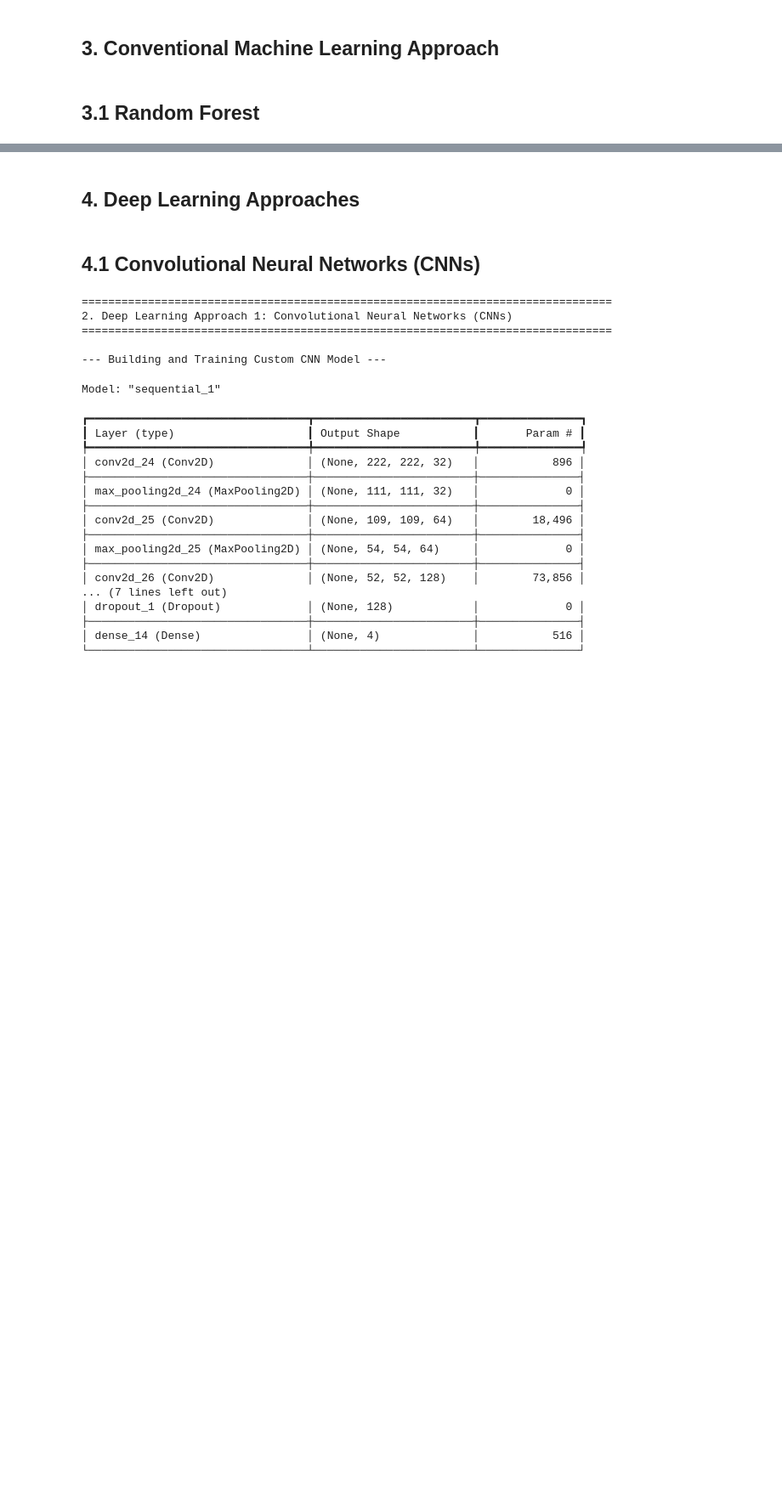
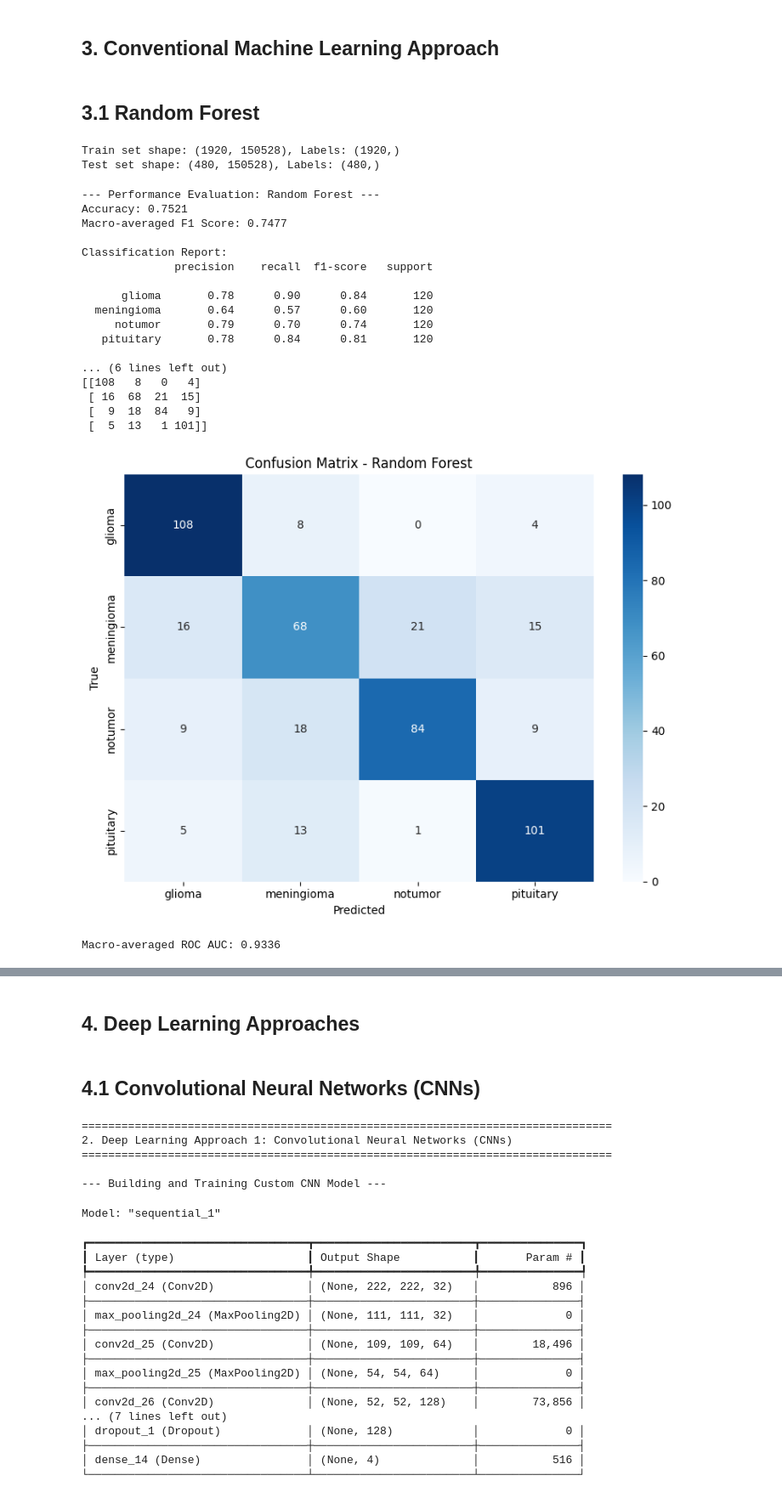
Before and after one commit to 2300914/CSC3109_ML, a Jupyter notebook: T16.ipynb, the cells around one changed output, grey strips where cells are left out. Shown at 85% size. Saved outputs shown, nothing was run; the diff lists cells and outputs as text; code cells hidden in the pictures; blank space fills up the shorter version.

```diff
--- a/T16.ipynb
+++ b/T16.ipynb
@@ -885,5 +818,59 @@ def evaluate_model(model_name, y_true, y_pred, y_prob=None):
 # %% [markdown]
 ## **3.1 Random Forest**
+# %%
+import numpy as np
+
+def extract_images_and_labels(dataset):
+    image_list = []
+    label_list = []
+
+    for images, labels in dataset.unbatch():
+        image_list.append(images.numpy().flatten())  # Flatten image (H*W*C)
+        label_list.append(tf.argmax(labels).numpy()) # Convert one-hot to class index
+
+    return np.array(image_list), np.array(label_list)
+
+# Extract from preprocessed train_ds and test_ds
+X_train, y_train = extract_images_and_labels(train_ds)
+X_test, y_test = extract_images_and_labels(test_ds)
+
+print(f"Train set shape: {X_train.shape}, Labels: {y_train.shape}")
+print(f"Test set shape: {X_test.shape}, Labels: {y_test.shape}")
+# %% [output]
+Train set shape: (1920, 150528), Labels: (1920,)
+Test set shape: (480, 150528), Labels: (480,)
+# %%
+from sklearn.ensemble import RandomForestClassifier
+
+# Initialize and train the model
+rf_model = RandomForestClassifier(n_estimators=100, random_state=42)
+rf_model.fit(X_train, y_train)
+
+# Predict on test data
+y_pred_rf = rf_model.predict(X_test)
+y_prob_rf = rf_model.predict_proba(X_test)
+# %%
+evaluate_model("Random Forest", y_test, y_pred_rf, y_prob_rf)
+# %% [output]
+--- Performance Evaluation: Random Forest ---
+Accuracy: 0.7521
+Macro-averaged F1 Score: 0.7477
+
+Classification Report:
+              precision    recall  f1-score   support
+
+      glioma       0.78      0.90      0.84       120
+  meningioma       0.64      0.57      0.60       120
+     notumor       0.79      0.70      0.74       120
+   pituitary       0.78      0.84      0.81       120
+
+... (6 lines left out)
+[[108   8   0   4]
+ [ 16  68  21  15]
+ [  9  18  84   9]
+ [  5  13   1 101]]
+[figure, added]
+Macro-averaged ROC AUC: 0.9336
 # %%
 # --- Prepare data for Scikit-learn models (Random Forest) ---
 # Extract images and labels into NumPy arrays from TensorFlow datasets
```
Also changed, not shown: parts of 25 cells of this notebook.
